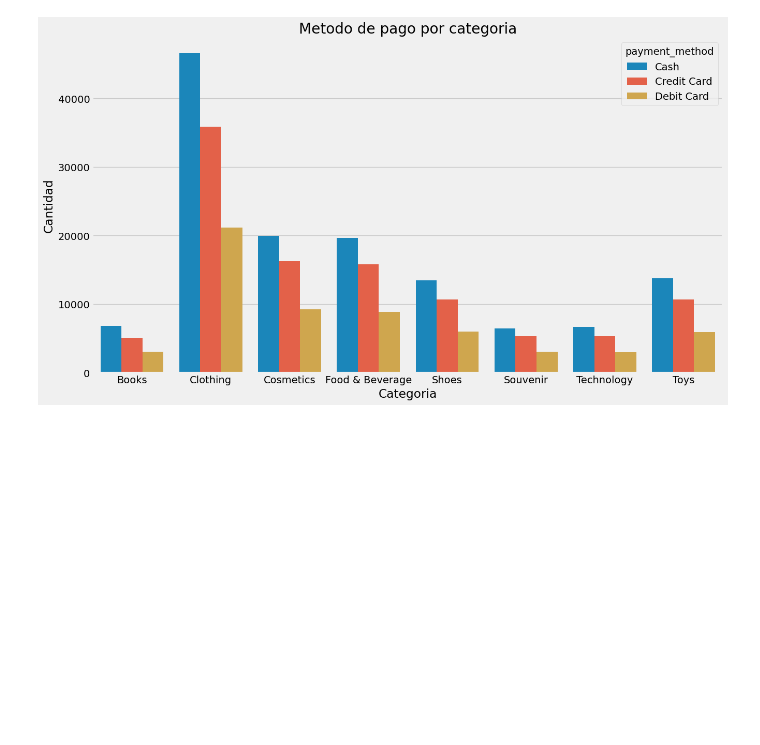
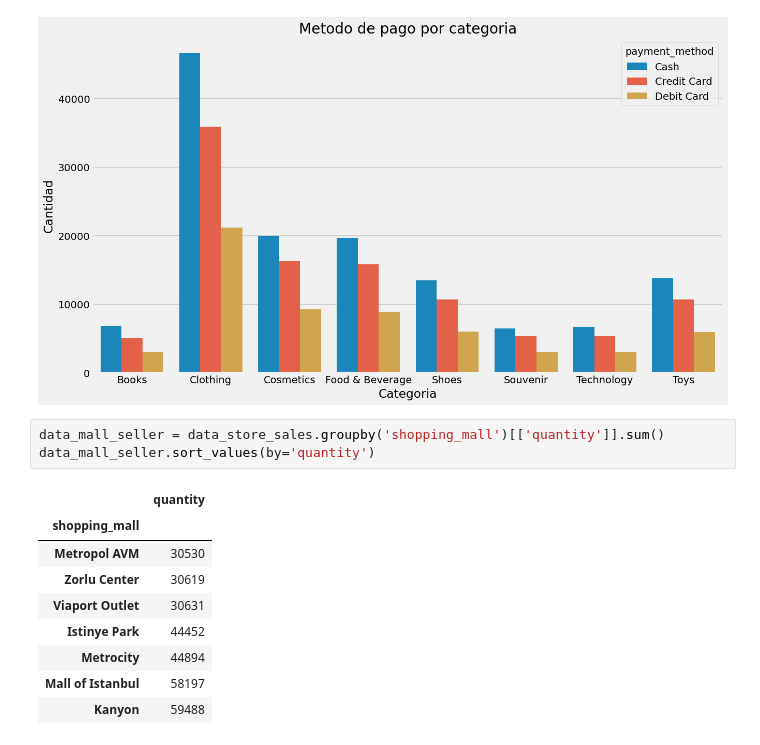
Before and after one commit to devcamiloacosta/Data-Analysis-Projects, a Jupyter notebook: Different Stores Sales.ipynb, the cells around one changed output. Drawn from its saved outputs; the diff is of its cells as text; blank space fills up the shorter version.

Commit message:
actualizacion Different Stores Sales

```diff
--- a/Different Stores Sales.ipynb
+++ b/Different Stores Sales.ipynb
@@ -156,3 +156,16 @@ plt.ylabel('Cantidad')
 plt.show()
 # %% [output]
 [figure]
+# %%
+data_mall_seller = data_store_sales.groupby('shopping_mall')[['quantity']].sum()
+data_mall_seller.sort_values(by='quantity')
+# %% [output]
+|  | quantity |
+| shopping_mall |  |
+| Metropol AVM | 30530 |
+| Zorlu Center | 30619 |
+| Viaport Outlet | 30631 |
+| Istinye Park | 44452 |
+| Metrocity | 44894 |
+| Mall of Istanbul | 58197 |
+| Kanyon | 59488 |
```
Also changed, not shown: parts of 1 cell of this notebook.
